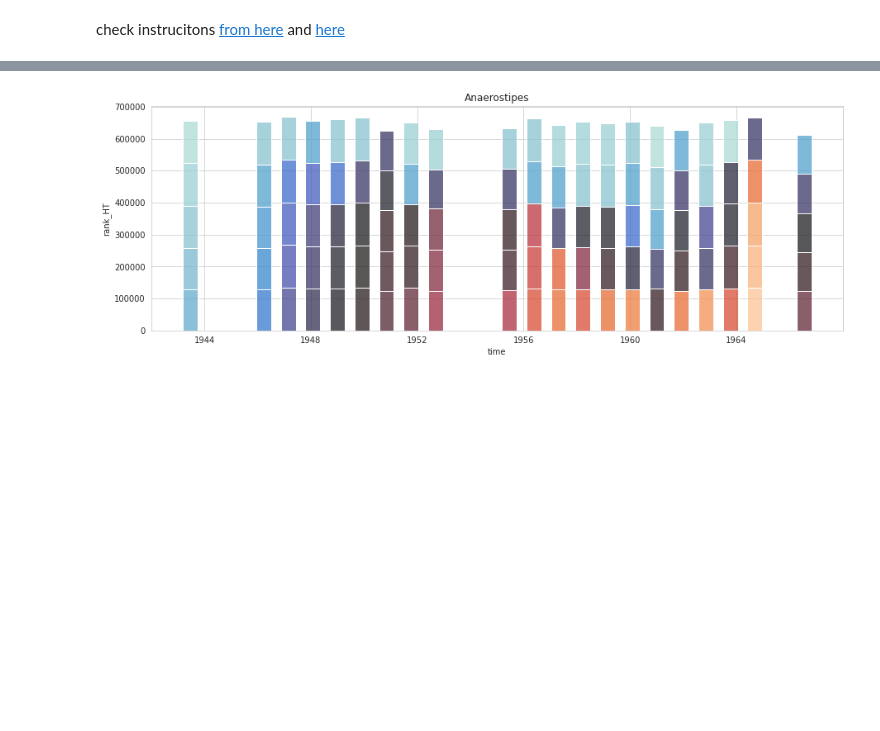
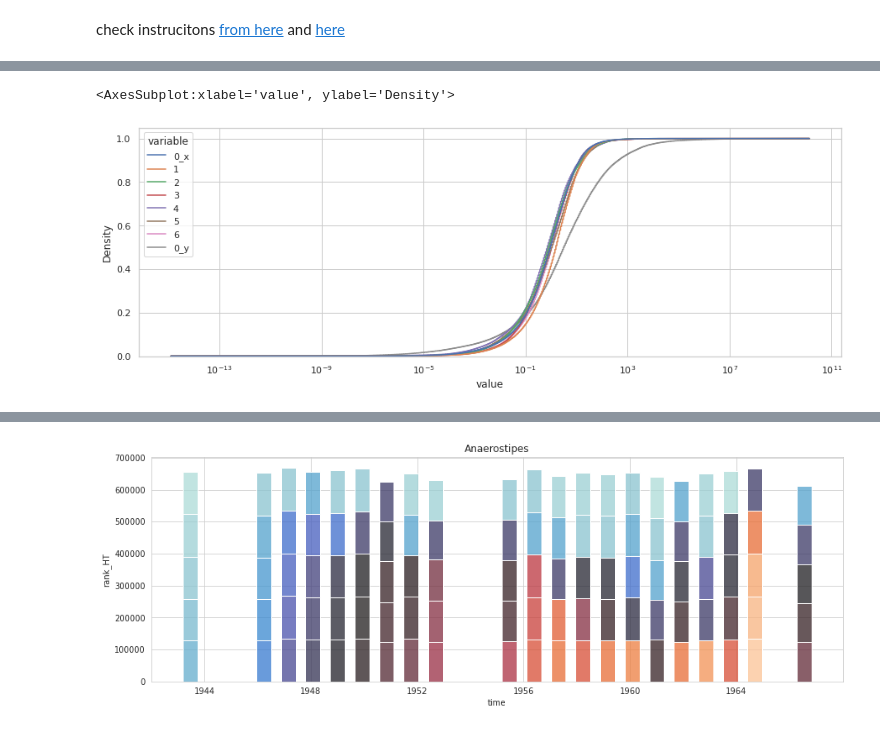
Before and after one commit to dcolinmorgan/gcn, a Jupyter notebook: gcn.ipynb, the cells around one changed output, grey strips where cells are left out. Saved outputs shown, nothing was run; the diff lists cells and outputs as text; code cells hidden in the pictures; blank space fills up the shorter version.

```diff
--- a/gcn.ipynb
+++ b/gcn.ipynb
@@ -346,0 +486,10 @@ HT2=dd.filter(regex='_2_').dropna(how='all')
+# %%
+cc=HT.merge(pd.DataFrame(aa),right_index=True,left_index=True)
+# cc.rename(columns={'0_x':'0','0_y':'all'},inplace=True)
+cc=cc.melt(['source','target'])
+plt.figure(figsize=(15,5))
+sns.histplot(data=cc, x="value", hue="variable", log_scale=True, element="step", fill=False,
+    cumulative=True, stat="density", common_norm=False)
+# %% [output]
+<AxesSubplot:xlabel='value', ylabel='Density'>
+[figure, added]
```
Also changed, not shown: parts of 72 cells of this notebook, 3 other files.
